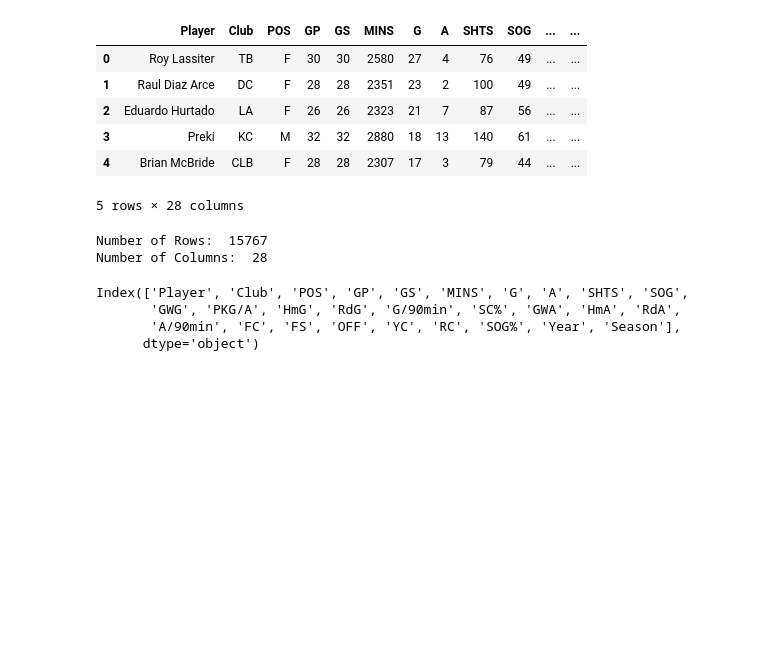
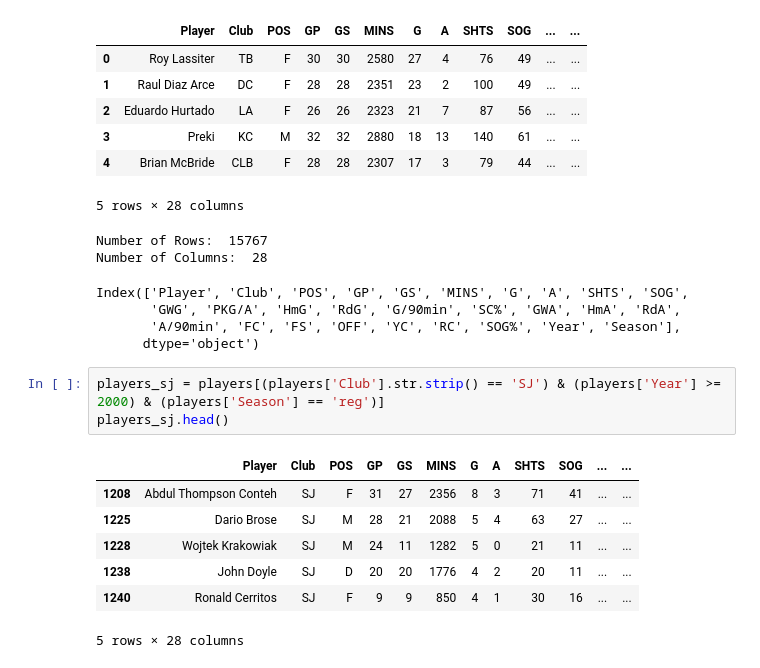
Before and after one commit to jf2024/MLS-Historical-Data-Project, a Jupyter notebook: players.ipynb, the cells around one changed output. Saved outputs shown, nothing was run; the diff lists cells and outputs as text; blank space fills up the shorter version.

Commit message:
filtered and graphed with players dataset

```diff
--- a/players.ipynb
+++ b/players.ipynb
@@ -32,3 +32,14 @@ Index(['Player', 'Club', 'POS', 'GP', 'GS', 'MINS', 'G', 'A', 'SHTS', 'SOG',
        'GWG', 'PKG/A', 'HmG', 'RdG', 'G/90min', 'SC%', 'GWA', 'HmA', 'RdA',
        'A/90min', 'FC', 'FS', 'OFF', 'YC', 'RC', 'SOG%', 'Year', 'Season'],
       dtype='object')
+# %%
+players_sj = players[(players['Club'].str.strip() == 'SJ') & (players['Year'] >= 2000) & (players['Season'] == 'reg')]
+players_sj.head()
+# %% [output]
+|  | Player | Club | POS | GP | GS | MINS | G | A | SHTS | SOG | ... | ... |
+| 1208 | Abdul Thompson Conteh | SJ | F | 31 | 27 | 2356 | 8 | 3 | 71 | 41 | ... | ... |
+| 1225 | Dario Brose | SJ | M | 28 | 21 | 2088 | 5 | 4 | 63 | 27 | ... | ... |
+| 1228 | Wojtek Krakowiak | SJ | M | 24 | 11 | 1282 | 5 | 0 | 21 | 11 | ... | ... |
+| 1238 | John Doyle | SJ | D | 20 | 20 | 1776 | 4 | 2 | 20 | 11 | ... | ... |
+| 1240 | Ronald Cerritos | SJ | F | 9 | 9 | 850 | 4 | 1 | 30 | 16 | ... | ... |
+5 rows × 28 columns
```
Also changed, not shown: parts of 2 cells of this notebook.
